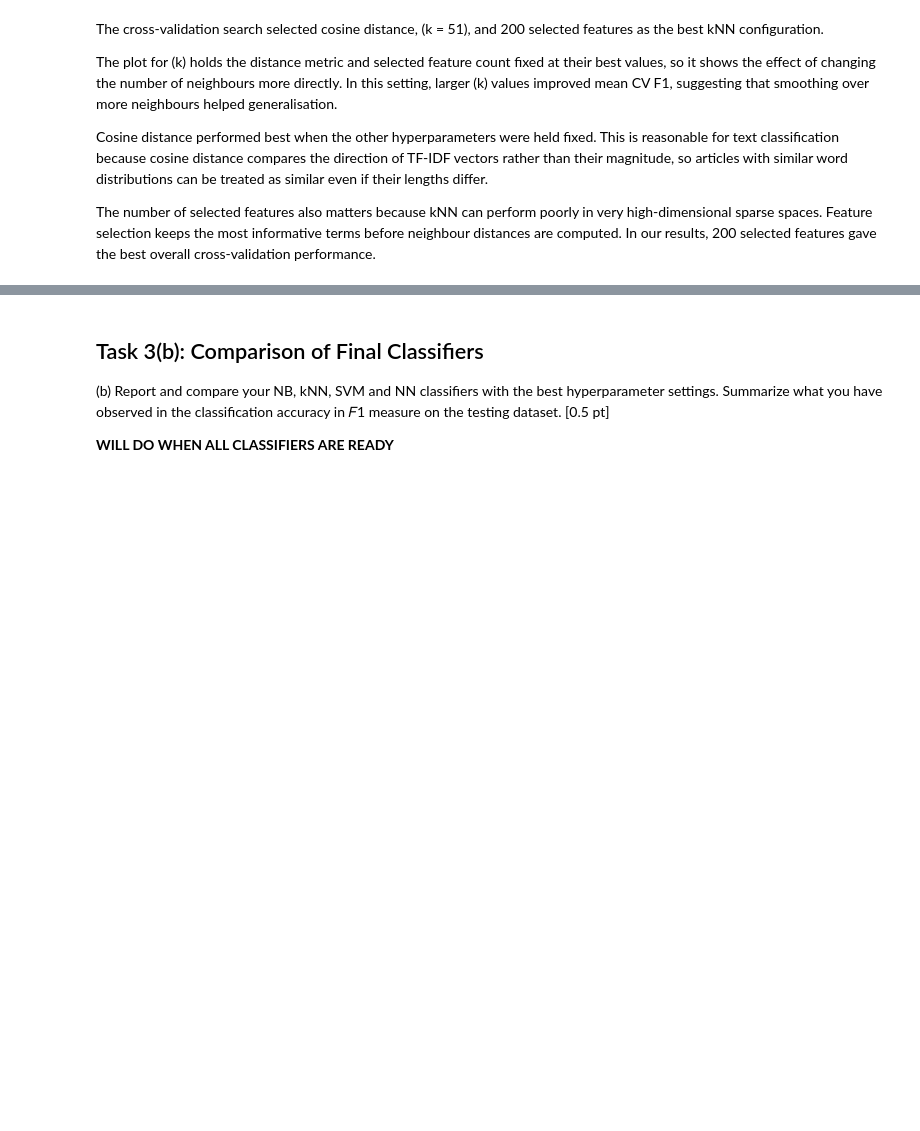
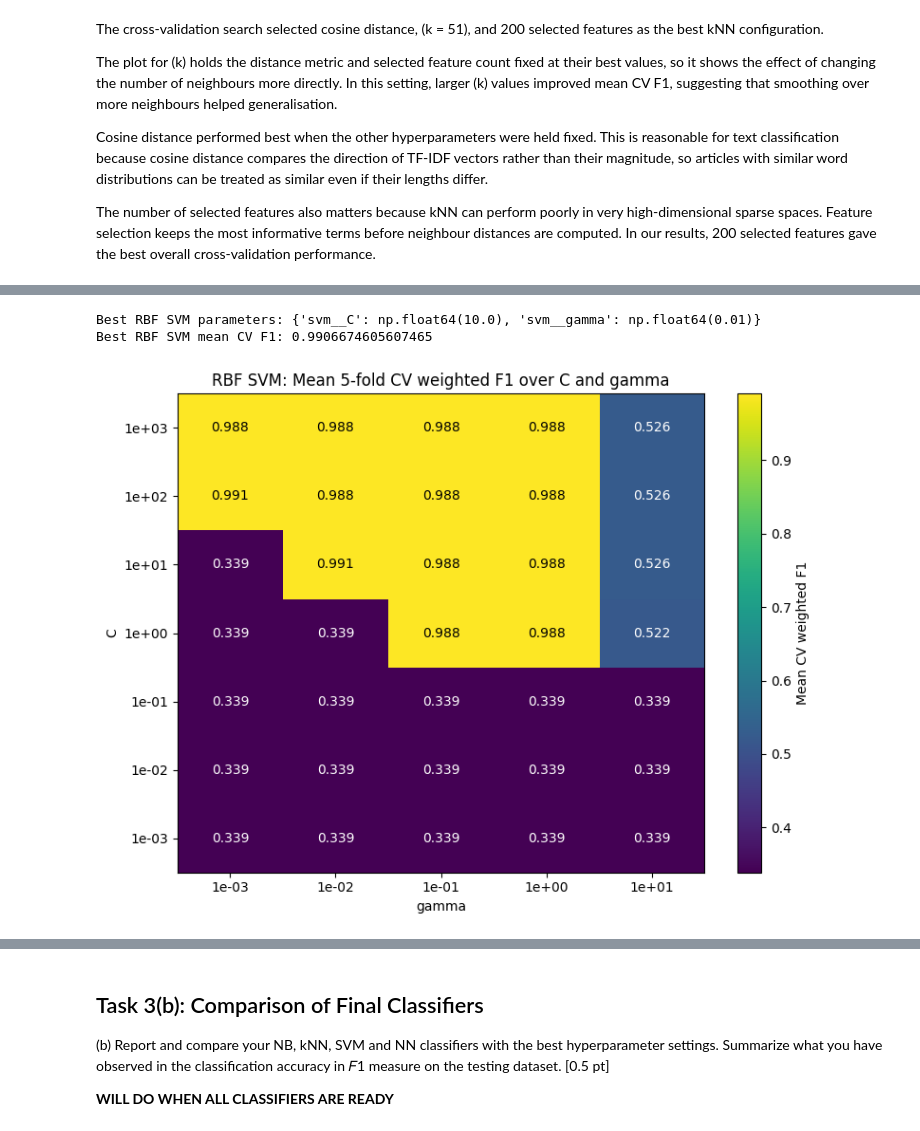
Before and after one commit to WilliamTayNZ/cs361-assignment-3, a Jupyter notebook: A3_Group_27.ipynb, the cells around one changed output, grey strips where cells are left out. Drawn from its saved outputs; the diff is of its cells as text; code cells hidden in the pictures; blank space fills up the shorter version.

```diff
--- a/A3_Group_27.ipynb
+++ b/A3_Group_27.ipynb
@@ -773,0 +1094,78 @@ best_knn_params = knn_grid.best_params_
+# %%
+# RBF SVM GridSearchCV
+rbf_svm_pipeline = Pipeline([
+    ("tfidf", TfidfVectorizer()),
+    ("svm", SVC(kernel="rbf", random_state=RANDOM_STATE))
+])
+
+rbf_svm_param_grid = {
+    "svm__C": np.logspace(-3, 3, 7),
+    "svm__gamma": np.logspace(-3, 1, 5)
+}
+
+rbf_svm_grid = GridSearchCV(
+    rbf_svm_pipeline,
+    rbf_svm_param_grid,
+    cv=stratified_k_fold,
+    scoring="f1_weighted",
+    n_jobs=-1
+)
+
+rbf_svm_grid.fit(train_df["Article"], y_train)
+
+print("Best RBF SVM parameters:", rbf_svm_grid.best_params_)
+print("Best RBF SVM mean CV F1:", rbf_svm_grid.best_score_)
+# %% [output]
+Best RBF SVM parameters: {'svm__C': np.float64(10.0), 'svm__gamma': np.float64(0.01)}
+Best RBF SVM mean CV F1: 0.9906674605607465
+# %%
+# RBF heatmap
+rbf_svm_results_df = pd.DataFrame(rbf_svm_grid.cv_results_)
+
+rbf_svm_heatmap_df = rbf_svm_results_df.pivot(
+    index="param_svm__C",
+    columns="param_svm__gamma",
+    values="mean_test_score"
+)
+
+fig, ax = plt.subplots(figsize=(8, 6))
+
+heatmap = ax.imshow(
+    rbf_svm_heatmap_df.values,
+    aspect="auto",
+    origin="lower"
+)
+
+ax.set_xticks(range(len(rbf_svm_heatmap_df.columns)))
+ax.set_xticklabels([f"{gamma:.0e}" for gamma in rbf_svm_heatmap_df.columns])
+
+ax.set_yticks(range(len(rbf_svm_heatmap_df.index)))
+ax.set_yticklabels([f"{C:.0e}" for C in rbf_svm_heatmap_df.index])
+
+ax.set_xlabel("gamma")
+ax.set_ylabel("C")
+ax.set_title("RBF SVM: Mean 5-fold CV weighted F1 over C and gamma")
+
+threshold = (
+    rbf_svm_heatmap_df.values.max() + rbf_svm_heatmap_df.values.min()
+) / 2
+
+for i in range(rbf_svm_heatmap_df.shape[0]):
+    for j in range(rbf_svm_heatmap_df.shape[1]):
+        score = rbf_svm_heatmap_df.values[i, j]
+        text_colour = "white" if score < threshold else "black"
+
+        ax.text(
+            j,
+            i,
+            f"{score:.3f}",
+            ha="center",
+            va="center",
+            color=text_colour
+        )
+
+fig.colorbar(heatmap, ax=ax, label="Mean CV weighted F1")
+plt.tight_layout()
+plt.show()
+# %% [output]
+[figure, added]
```
Also changed, not shown: parts of 20 cells of this notebook.
